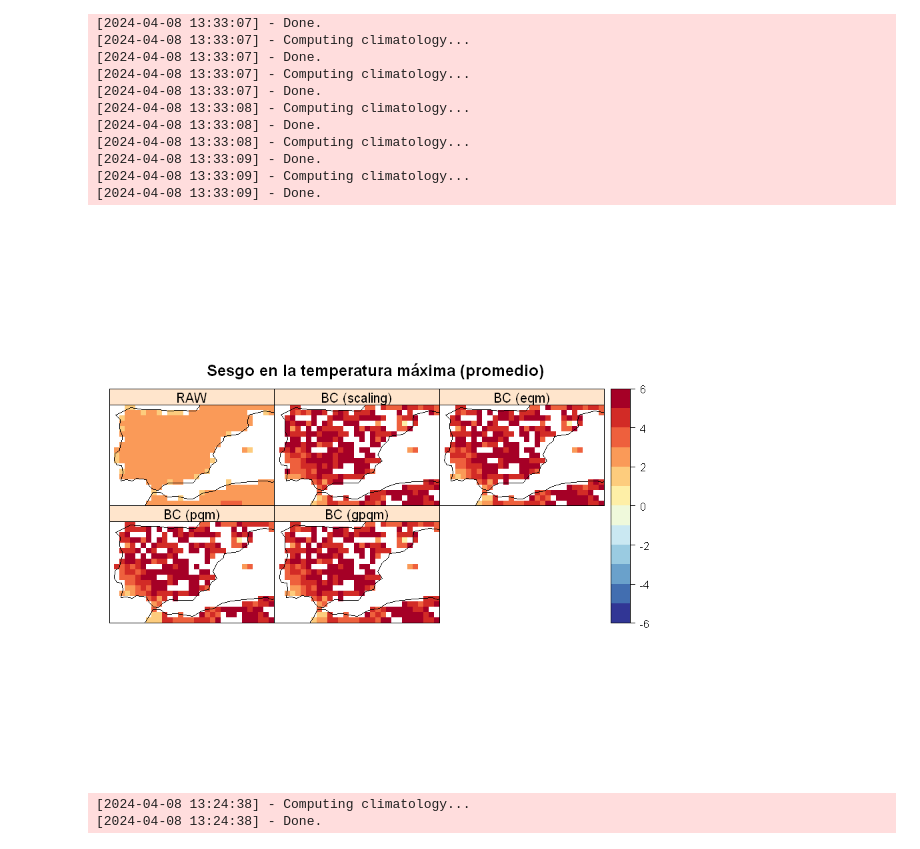
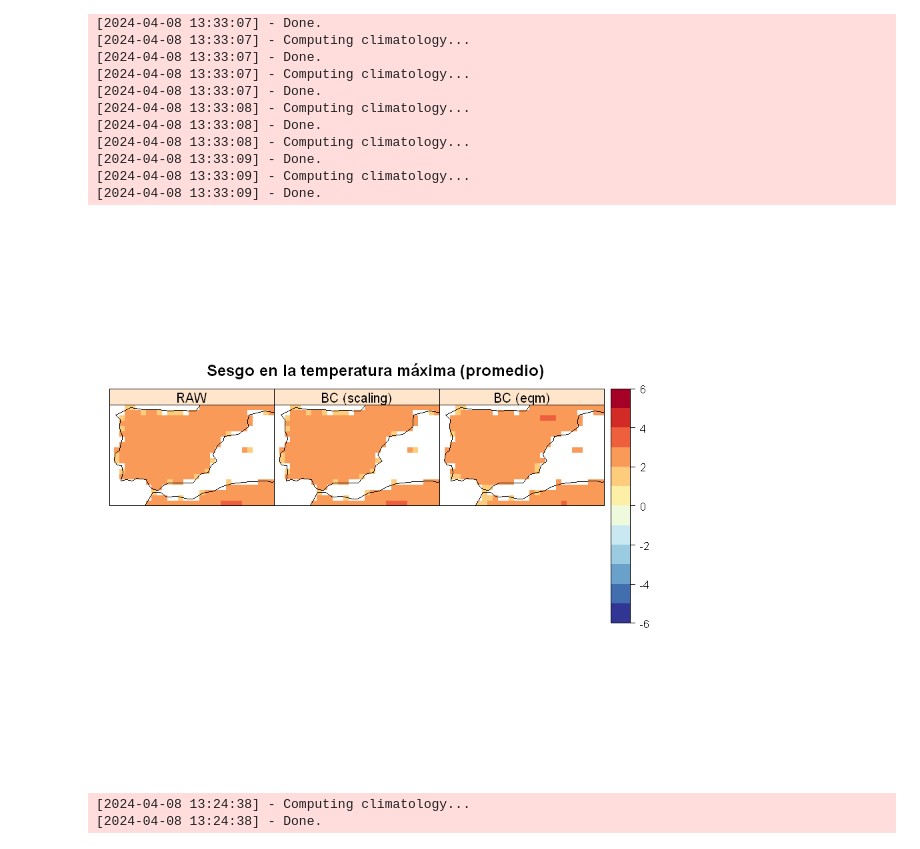
Before and after one commit to miriamfuente/PracticasMETEO, a Jupyter notebook: BiasCorrection/202403_ejemplo_BC.ipynb, the cells around one changed output. Cells and saved outputs as stored; diff of their text form; code cells hidden in the pictures.

Commit message:
update bias correction

```diff
--- a/BiasCorrection/202403_ejemplo_BC.ipynb
+++ b/BiasCorrection/202403_ejemplo_BC.ipynb
@@ -167,6 +209,6 @@ See 'setGridDates.asPOSIXlt' to change the time zone
 # %%
 # Calcular el sesgo de los datos sin corregir (raw) y de las dos correcciones en la media
-bias.raw.mean <- gridArithmetics(climatology(rcm.hist.interp), climatology(obs.data), operator="-")
-bias.scaling.mean <- gridArithmetics(climatology(bc.scaling), climatology(obs.data), operator="-")
-bias.eqm.mean <- gridArithmetics(climatology(bc.eqm), climatology(obs.data), operator="-")
+bias.raw.mean.hist <- gridArithmetics(climatology(rcm.hist.interp), climatology(obs.data), operator="-")
+bias.scaling.mean.hist <- gridArithmetics(climatology(bc.scaling.hist), climatology(obs.data), operator="-")
+bias.eqm.mean.hist <- gridArithmetics(climatology(bc.eqm.hist), climatology(obs.data), operator="-")
 # %% [output]
@@ -331,8 +375,10 @@ bc.scaling.fut <- biasCorrection(y=obs.data, x=rcm.hist.interp, newdata= rcm.rcp
                              method="scaling", scaling.type="additive" ) # correción solo de la media (aditiva para temperatura)
 bc.eqm.fut <- biasCorrection(y=obs.data, x=rcm.hist.interp, newdata= rcm.rcp85.interp, precipitation = FALSE,
                          method="eqm", extrapolation = "constant", n.quantiles=99 )  # corrección de 99 percentiles
-bc.pqm.fut <- biasCorrection(y=obs.data, x=rcm.hist.interp, newdata= rcm.rcp85.interp, precipitation = FALSE,
-                         method="pqm", extrapolation = "constant", n.quantiles=99 )  # corrección de 99 percentiles
-bc.gpqm.fut <- biasCorrection(y=obs.data, x=rcm.hist.interp, newdata= rcm.rcp85.interp, precipitation = FALSE,
-                         method="gpqm", extrapolation = "constant", n.quantiles=99 )  # corrección de 99 percentiles
+
+
+# bc.pqm.fut <- biasCorrection(y=obs.data, x=rcm.hist.interp, newdata= rcm.rcp85.interp, precipitation = FALSE,
+#                          method="pqm", extrapolation = "constant", n.quantiles=99 )  # corrección de 99 percentiles
+# bc.gpqm.fut <- biasCorrection(y=obs.data, x=rcm.hist.interp, newdata= rcm.rcp85.interp, precipitation = FALSE,
+#                          method="gpqm", extrapolation = "constant", n.quantiles=99 )  # corrección de 99 percentiles
 # %% [output]
@@ -356,8 +402,8 @@ See 'setGridDates.asPOSIXlt' to change the time zone
 # %%
 # Calcular el sesgo de los datos sin corregir (raw) y de las dos correcciones en la media
 bias.raw.mean.fut <- gridArithmetics(climatology(rcm.rcp85.interp), climatology(rcm.hist.interp), operator="-")
-bias.scaling.mean.fut <- gridArithmetics(climatology(bc.scaling.fut), climatology(rcm.hist.interp), operator="-")
-bias.eqm.mean.fut <- gridArithmetics(climatology(bc.eqm.fut), climatology(rcm.hist.interp), operator="-")
-bias.pqm.mean.fut <- gridArithmetics(climatology(bc.pqm.fut), climatology(rcm.hist.interp), operator="-")
-bias.gpqm.mean.fut <- gridArithmetics(climatology(bc.gpqm.fut), climatology(rcm.hist.interp), operator="-")
+bias.scaling.mean.fut <- gridArithmetics(climatology(bc.scaling.fut), climatology(bc.scaling.hist), operator="-")
+bias.eqm.mean.fut <- gridArithmetics(climatology(bc.eqm.fut), climatology(bc.eqm.hist), operator="-")
+# bias.pqm.mean.fut <- gridArithmetics(climatology(bc.pqm.fut), climatology(rcm.hist.interp), operator="-")
+# bias.gpqm.mean.fut <- gridArithmetics(climatology(bc.gpqm.fut), climatology(rcm.hist.interp), operator="-")
 # %% [output]
@@ -384,10 +422,10 @@ bias.gpqm.mean.fut <- gridArithmetics(climatology(bc.gpqm.fut), climatology(rcm.
 # %%
-# Calcular el sesgo de los datos sin corregir (raw) y de las dos correcciones en la media
-bias.raw.mean <- gridArithmetics(climatology(rcm.rcp85.interp), climatology(obs.data), operator="-")
-bias.scaling.mean <- gridArithmetics(climatology(bc.scaling), climatology(obs.data), operator="-")
-bias.eqm.mean <- gridArithmetics(climatology(bc.eqm), climatology(obs.data), operator="-")
-bias.pqm.mean <- gridArithmetics(climatology(bc.pqm), climatology(obs.data), operator="-")
-bias.gpqm.mean <- gridArithmetics(climatology(bc.gpqm), climatology(obs.data), operator="-")
+# # Calcular el sesgo de los datos sin corregir (raw) y de las dos correcciones en la media
+# bias.raw.mean <- gridArithmetics(climatology(rcm.rcp85.interp), climatology(obs.data), operator="-")
+# bias.scaling.mean <- gridArithmetics(climatology(bc.scaling), climatology(obs.data), operator="-")
+# bias.eqm.mean <- gridArithmetics(climatology(bc.eqm), climatology(obs.data), operator="-")
+# bias.pqm.mean <- gridArithmetics(climatology(bc.pqm), climatology(obs.data), operator="-")
+# bias.gpqm.mean <- gridArithmetics(climatology(bc.gpqm), climatology(obs.data), operator="-")
 # %% [output]
 [2024-04-08 13:33:05] - Computing climatology...
 [2024-04-08 13:33:05] - Done.
@@ -410,11 +448,11 @@ bias.gpqm.mean <- gridArithmetics(climatology(bc.gpqm), climatology(obs.data), o
 [2024-04-08 13:33:09] - Computing climatology...
 [2024-04-08 13:33:09] - Done.
 # %%
-spatialPlot(makeMultiGrid(bias.raw.mean.fut, bias.scaling.mean.fut, bias.eqm.mean.fut, bias.pqm.mean.fut, bias.gpqm.mean.fut), backdrop.theme = "coastline",
+spatialPlot(makeMultiGrid(bias.raw.mean.fut, bias.scaling.mean.fut, bias.eqm.mean.fut), backdrop.theme = "coastline",
             rev.colors = TRUE,  at= seq(-6,6), main= "Sesgo en la temperatura máxima (promedio)", layout=c(3,2),
-            as.table=TRUE, names.attr=c("RAW", "BC (scaling)", "BC (eqm)", "BC (pqm)", "BC (gpqm)"))
+            as.table=TRUE, names.attr=c("RAW", "BC (scaling)", "BC (eqm)"))
 # %% [output]
-[figure, old version]
+[figure, new version]
 # %%
 spatialPlot(climatology(raw.tx35))
 # %% [output]
```
Also changed, not shown: parts of 21 cells of this notebook, 5 other files.
